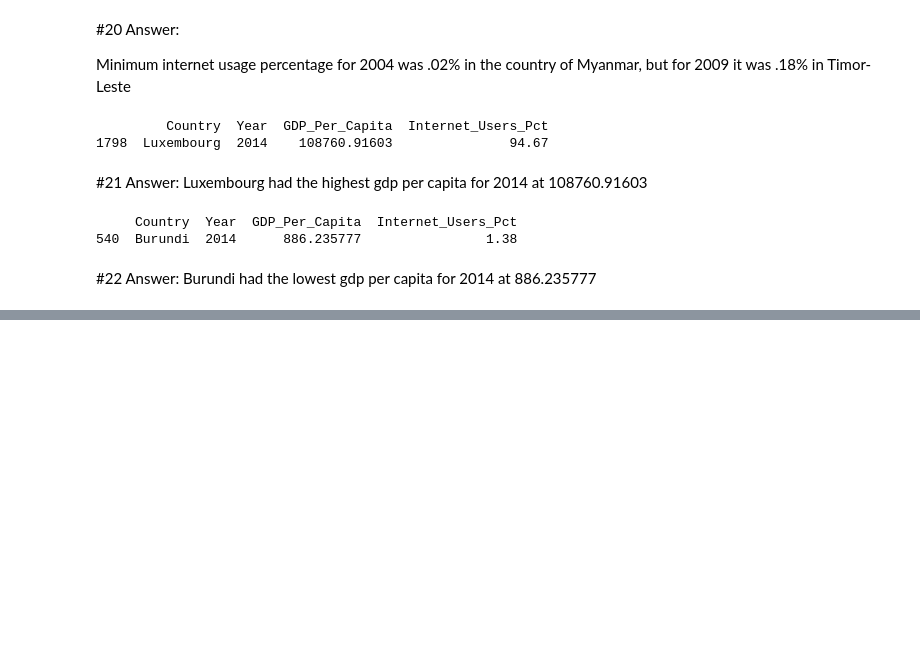
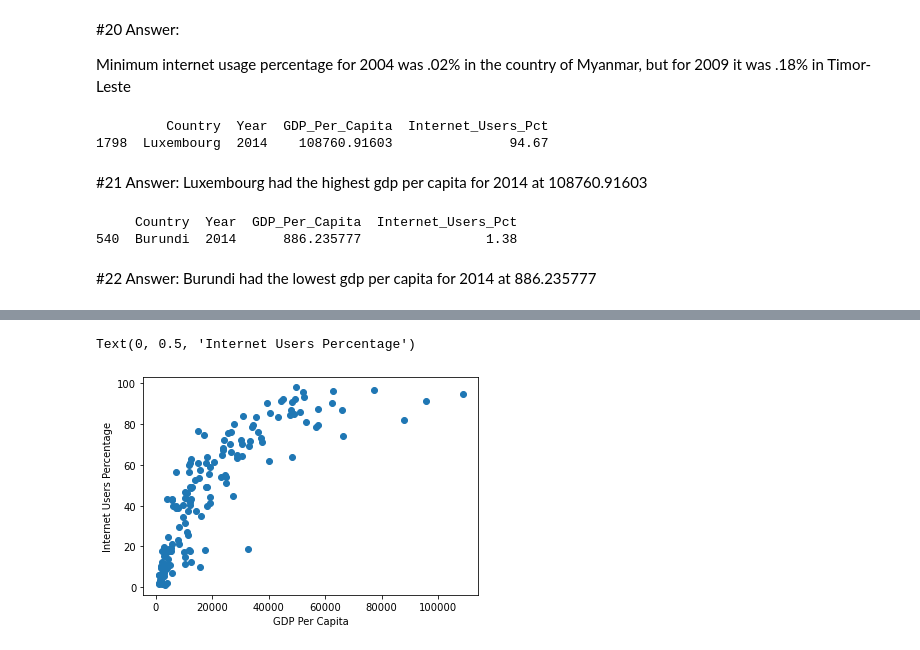
Before and after one commit to NSS-Data-Analytics-Cohort-6/gdp-and-internet-usage-jrthompson25, a Jupyter notebook: Notebooks/GDP_UN_Project.ipynb, the cells around one changed output, grey strips where cells are left out. Cells and saved outputs as stored; diff of their text form; code cells hidden in the pictures; blank space fills up the shorter version.

```diff
--- a/Notebooks/GDP_UN_Project.ipynb
+++ b/Notebooks/GDP_UN_Project.ipynb
@@ -297,0 +316,9 @@ Burundi had the lowest gdp per capita for 2014 at 886.235777
+# %%
+#23 Continued - For year 2014
+
+plt.scatter(year2014_df.GDP_Per_Capita, year2014_df.Internet_Users_Pct)
+plt.xlabel('GDP Per Capita')
+plt.ylabel('Internet Users Percentage')
+# %% [output]
+Text(0, 0.5, 'Internet Users Percentage')
+[figure, added]
```
Also changed, not shown: parts of 8 cells of this notebook.
